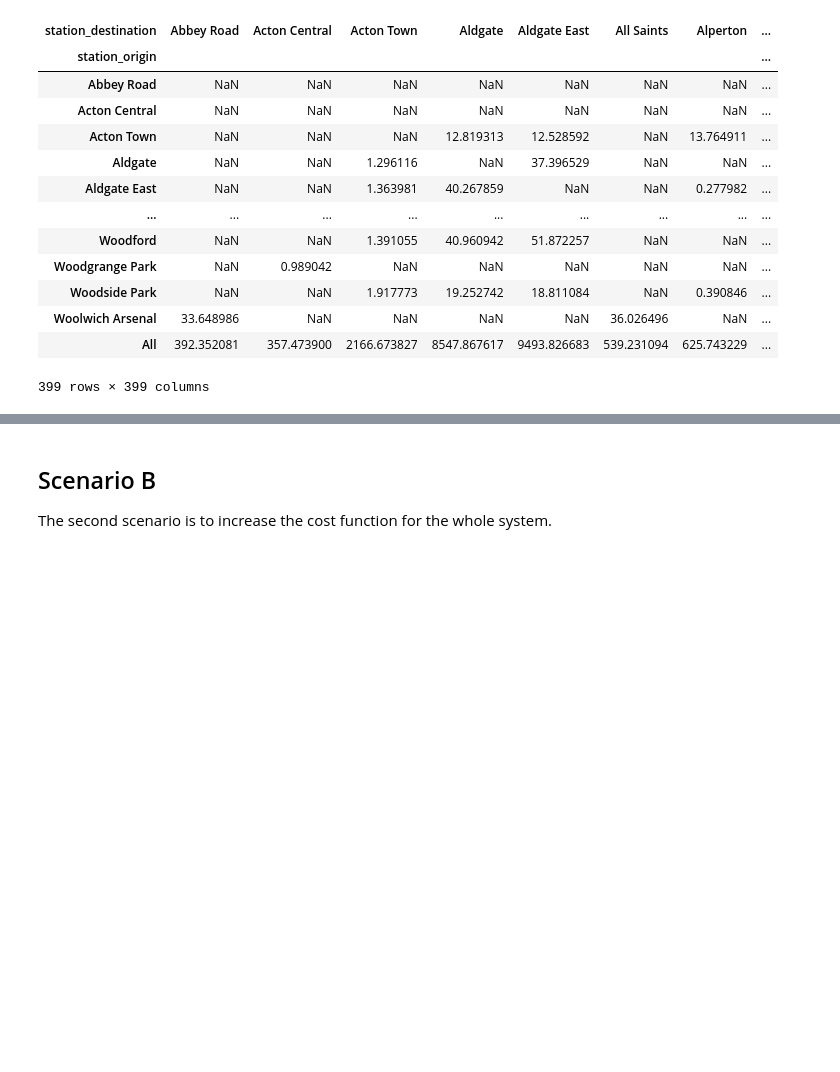
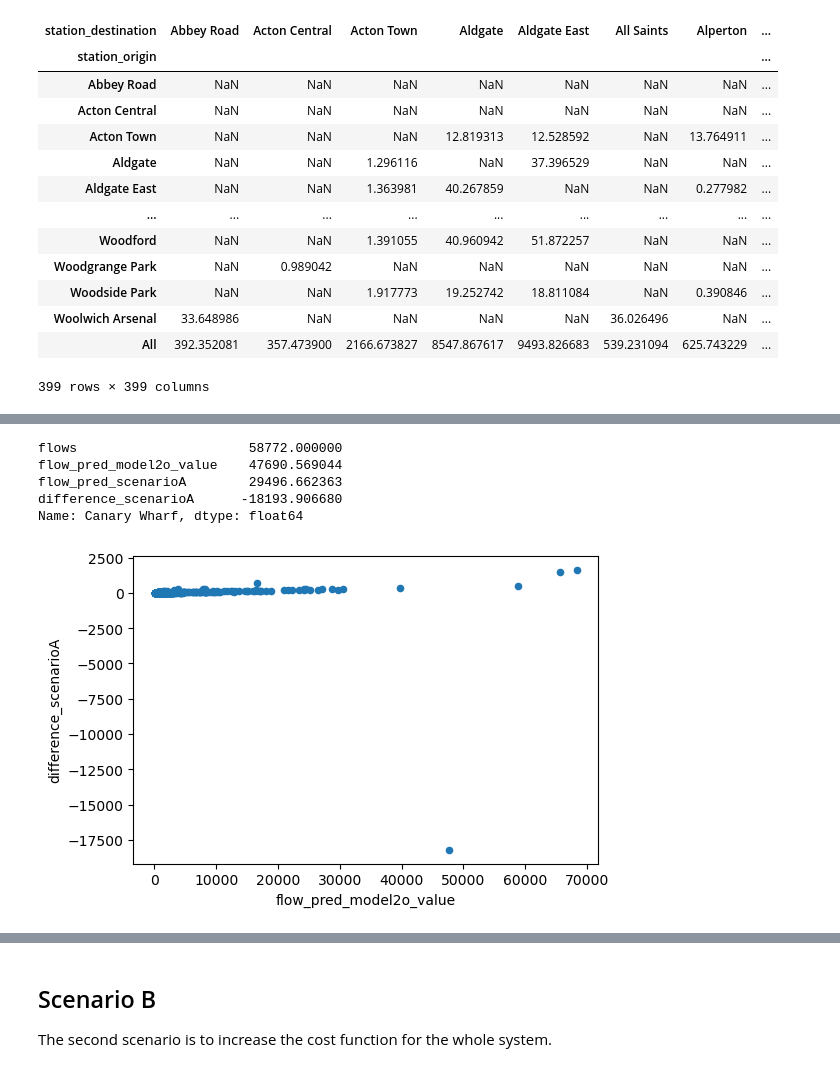
Before and after one commit to sokimura39/Urban_Simulation_Report, a Jupyter notebook: 02_spatial_interaction.ipynb, the cells around one changed output, grey strips where cells are left out. Saved outputs shown, nothing was run; the diff lists cells and outputs as text; code cells hidden in the pictures; blank space fills up the shorter version.

```diff
--- a/02_spatial_interaction.ipynb
+++ b/02_spatial_interaction.ipynb
@@ -860,0 +876,25 @@ comparison_scenarioA.sort_values(by = 'difference')
+# %%
+comparison_scenarioA.loc['Canary Wharf']
+# %% [output]
+flows                      58772.000000
+flow_pred_model2o_value    47690.569044
+flow_pred_scenarioA        29496.662363
+difference_scenarioA      -18193.906680
+Name: Canary Wharf, dtype: float64
+# %%
+# plot the change to destination
+
+# initialise plot
+fig, ax = plt.subplots(1, 1, figsize = (6, 4))
+
+# histogram
+comparison_scenarioA.plot(
+    x = 'flow_pred_model2o_value',
+    y = 'difference_scenarioA',
+    ax = ax,
+    kind = 'scatter'
+)
+
+plt.show()
+# %% [output]
+[figure, added]
```
Also changed, not shown: parts of 21 cells of this notebook, 6 other files.
